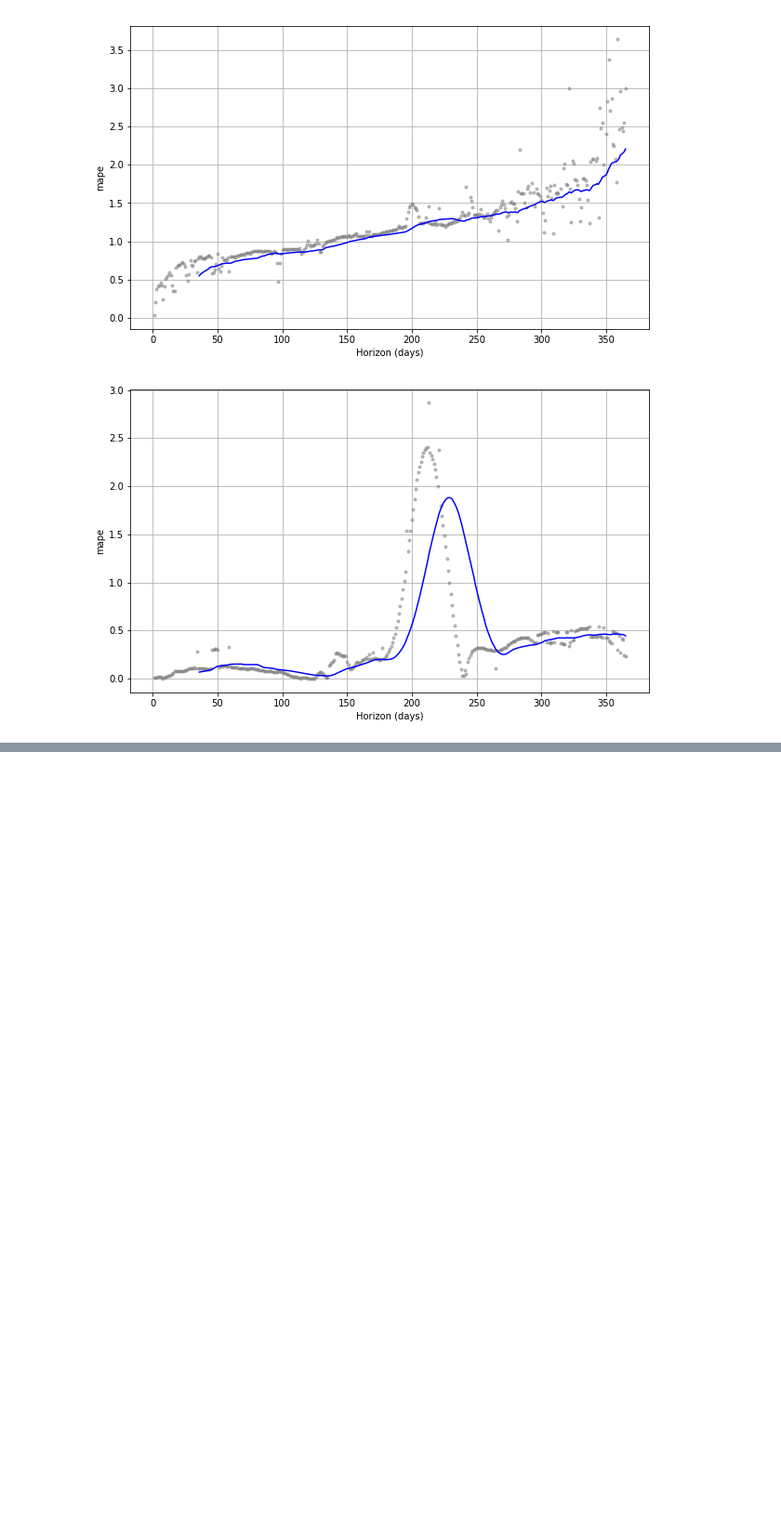
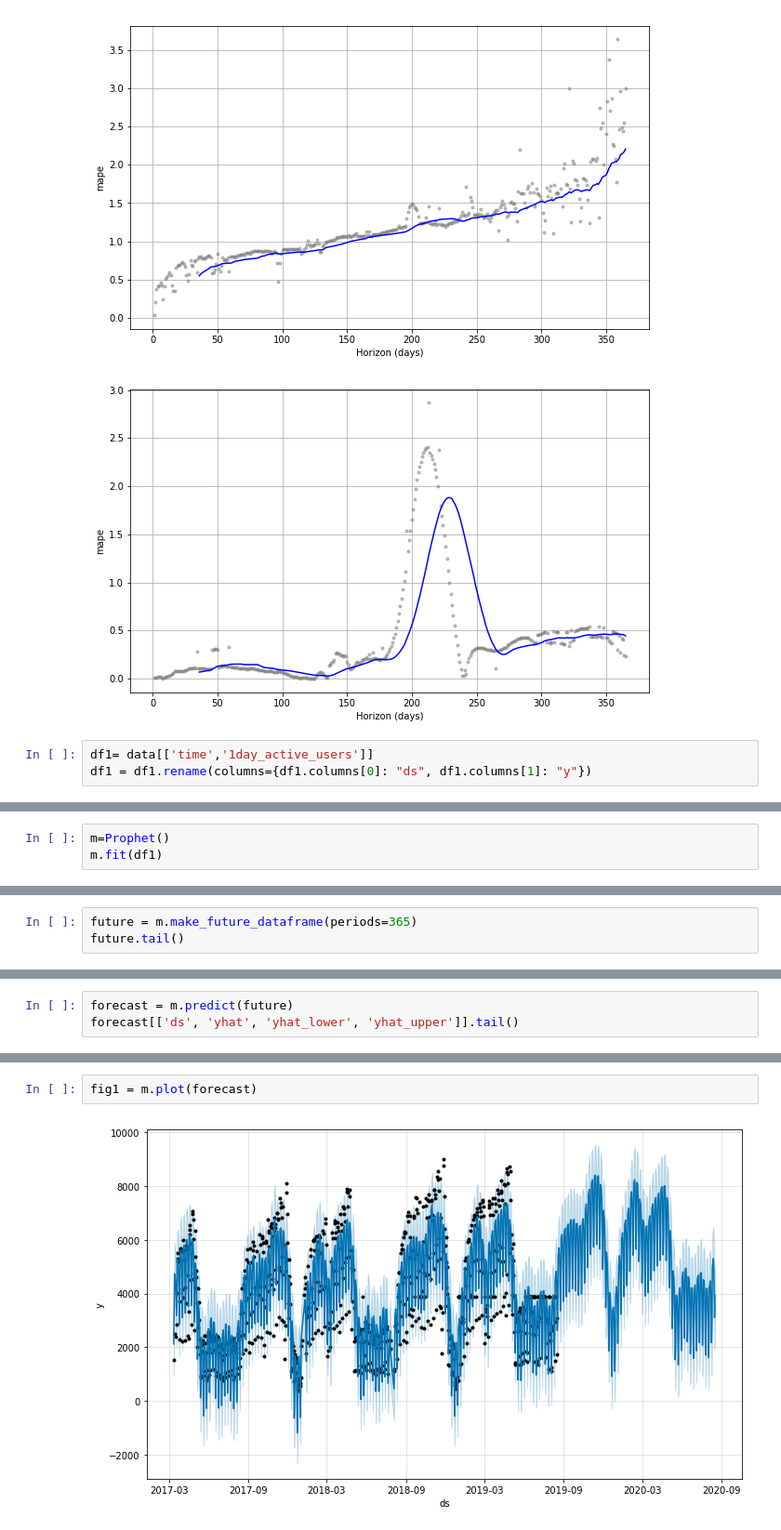
Before and after one commit to UNCG-CSE/G_Suite_Metrics, a Jupyter notebook: src/lavanya/time_series_analysis_1day_active_users_30day_active_users.ipynb, the cells around one changed output, grey strips where cells are left out. Shown at 93% size. Drawn from its saved outputs; the diff is of its cells as text; blank space fills up the shorter version.

```diff
--- a/src/lavanya/time_series_analysis_1day_active_users_30day_active_users.ipynb
+++ b/src/lavanya/time_series_analysis_1day_active_users_30day_active_users.ipynb
@@ -181,3 +183,6 @@ INFO:fbprophet:Making 1 forecasts with cutoffs between 2018-08-17 00:00:00 and 2
 MAPE for 30day_active_users predictions
 [figure]
 [figure]
+# %%
+df1= data[['time','1day_active_users']]
+df1 = df1.rename(columns={df1.columns[0]: "ds", df1.columns[1]: "y"})
@@ -183,0 +198,3 @@ MAPE for 30day_active_users predictions
+# %%
+m=Prophet()
+m.fit(df1)
@@ -183,0 +203,3 @@ MAPE for 30day_active_users predictions
+# %%
+future = m.make_future_dataframe(periods=365)
+future.tail()
@@ -183,0 +213,3 @@ MAPE for 30day_active_users predictions
+# %%
+forecast = m.predict(future)
+forecast[['ds', 'yhat', 'yhat_lower', 'yhat_upper']].tail()
@@ -183,0 +223,4 @@ MAPE for 30day_active_users predictions
+# %%
+fig1 = m.plot(forecast)
+# %% [output]
+[figure, added]
```
Also changed, not shown: parts of 18 cells of this notebook, 1 other file.
